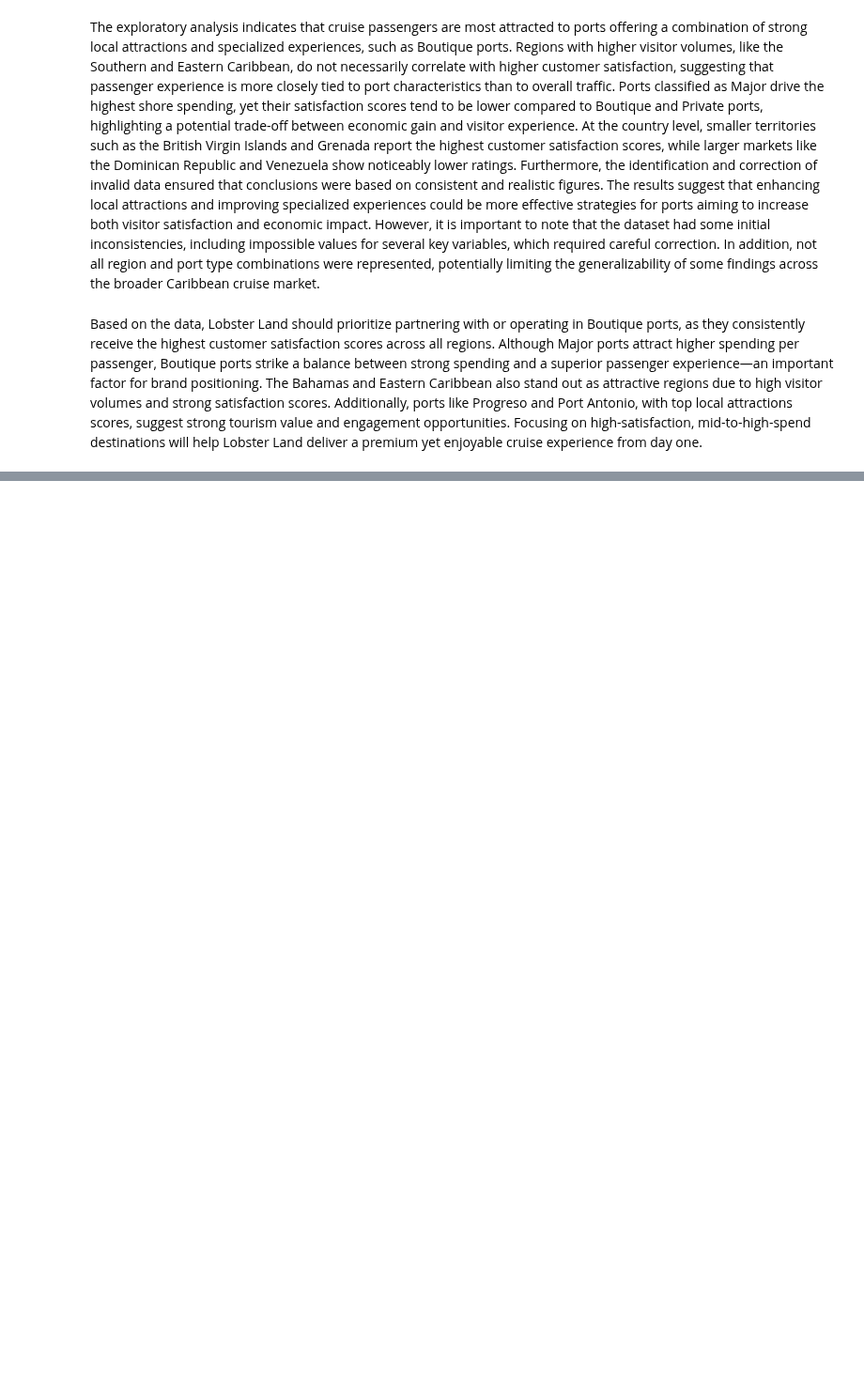
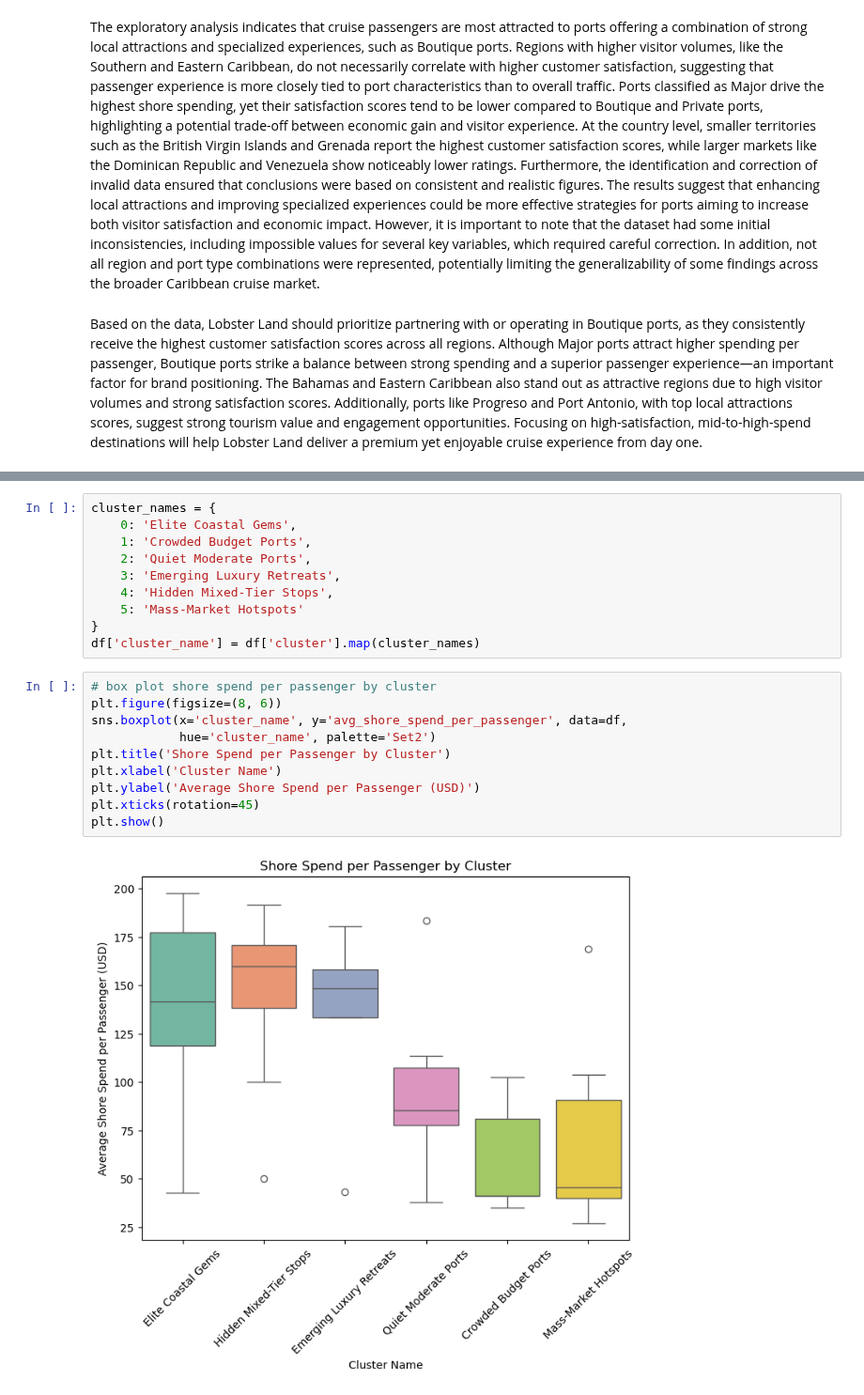
Before and after one commit to PrathamKabra/LobsterLand-Project, a Jupyter notebook: Complete_Code.ipynb, the cells around one changed output, grey strips where cells are left out. Shown at 94% size. Saved outputs shown, nothing was run; the diff lists cells and outputs as text; blank space fills up the shorter version.

```diff
--- a/Complete_Code.ipynb
+++ b/Complete_Code.ipynb
@@ -251,0 +423,22 @@ Based on the data, Lobster Land should prioritize partnering with or operating i
+# %%
+cluster_names = {
+    0: 'Elite Coastal Gems',
+    1: 'Crowded Budget Ports',
+    2: 'Quiet Moderate Ports',
+    3: 'Emerging Luxury Retreats',
+    4: 'Hidden Mixed-Tier Stops',
+    5: 'Mass-Market Hotspots'
+}
+df['cluster_name'] = df['cluster'].map(cluster_names)
+# %%
+# box plot shore spend per passenger by cluster
+plt.figure(figsize=(8, 6))
+sns.boxplot(x='cluster_name', y='avg_shore_spend_per_passenger', data=df,
+            hue='cluster_name', palette='Set2')
+plt.title('Shore Spend per Passenger by Cluster')
+plt.xlabel('Cluster Name')
+plt.ylabel('Average Shore Spend per Passenger (USD)')
+plt.xticks(rotation=45)
+plt.show()
+# %% [output]
+[figure, added]
```
Also changed, not shown: parts of 33 cells of this notebook.
